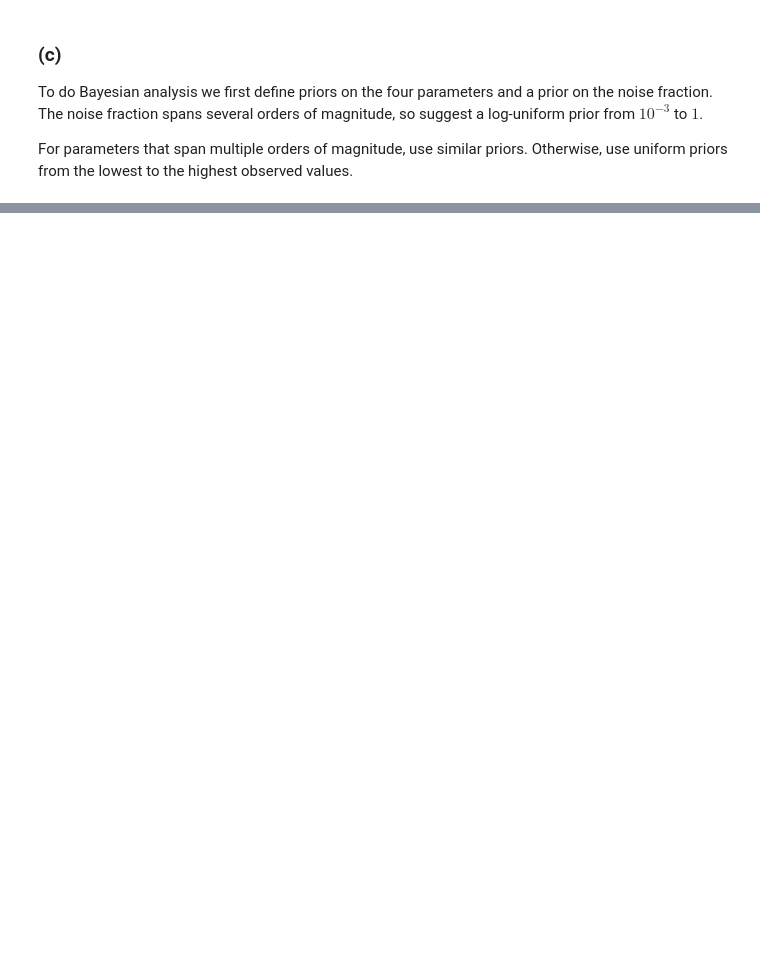
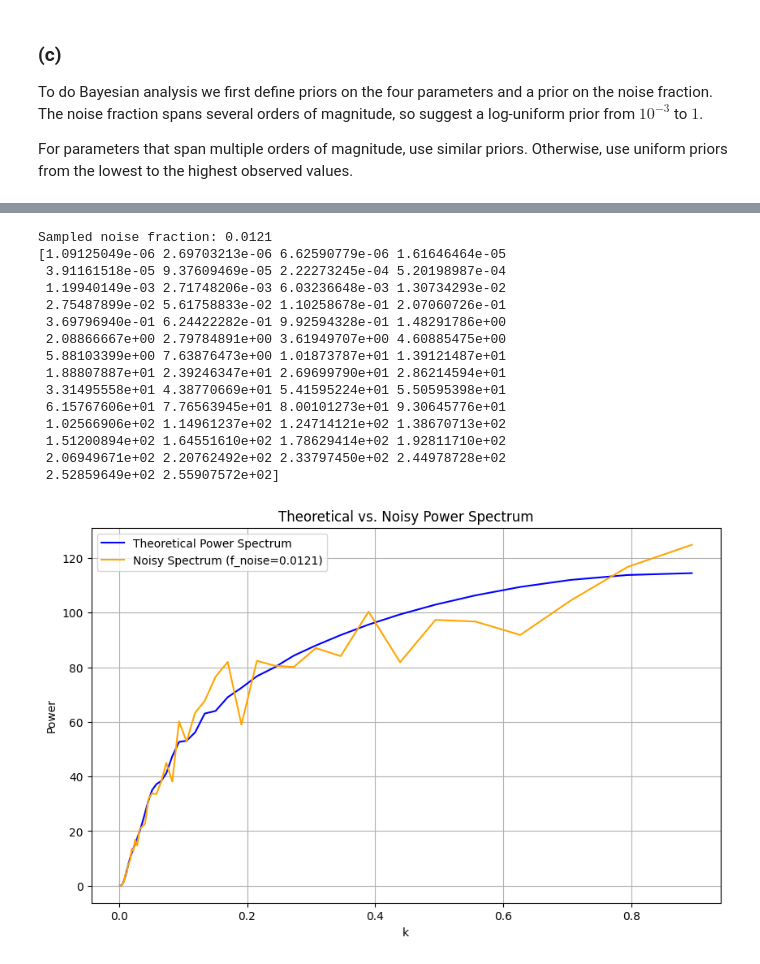
Before and after one commit to AlexBM173/apb86_A1, a Jupyter notebook: draft.ipynb, the cells around one changed output, grey strips where cells are left out. Saved outputs shown, nothing was run; the diff lists cells and outputs as text; code cells hidden in the pictures; blank space fills up the shorter version.

```diff
--- a/draft.ipynb
+++ b/draft.ipynb
@@ -453,0 +463,40 @@ WARNING:root:Too few points to create valid contours
+# %%
+P_model = np.load("data/simulations/simulations/sample_000000.npz")["power"]
+
+# Sample a noise fraction from a log-uniform distribution
+f_noise = np.exp(np.random.uniform(np.log(noise_bounds[0]), np.log(noise_bounds[1])))
+print(f"Sampled noise fraction: {f_noise:.4f}")
+
+# Compute variance given theoretical power spectrum
+variance = 2 * (1 - f_noise) ** 2 * P_model ** 2/ 100
+
+print(variance)
+
+noisy_spectrum = np.random.normal(loc=P_model, scale=np.sqrt(variance))
+
+plt.figure(figsize=(10, 6))
+plt.plot(ks[0], P_model, label="Theoretical Power Spectrum", color='blue')
+plt.plot(ks[0], noisy_spectrum, label=f"Noisy Spectrum (f_noise={f_noise:.4f})", color='orange')
+plt.xlabel("k")
+plt.ylabel("Power")
+plt.title("Theoretical vs. Noisy Power Spectrum")
+plt.legend()
+plt.grid()
+plt.show()
+# %% [output]
+Sampled noise fraction: 0.0121
+[1.09125049e-06 2.69703213e-06 6.62590779e-06 1.61646464e-05
+ 3.91161518e-05 9.37609469e-05 2.22273245e-04 5.20198987e-04
+ 1.19940149e-03 2.71748206e-03 6.03236648e-03 1.30734293e-02
+ 2.75487899e-02 5.61758833e-02 1.10258678e-01 2.07060726e-01
+ 3.69796940e-01 6.24422282e-01 9.92594328e-01 1.48291786e+00
+ 2.08866667e+00 2.79784891e+00 3.61949707e+00 4.60885475e+00
+ 5.88103399e+00 7.63876473e+00 1.01873787e+01 1.39121487e+01
+ 1.88807887e+01 2.39246347e+01 2.69699790e+01 2.86214594e+01
+ 3.31495558e+01 4.38770669e+01 5.41595224e+01 5.50595398e+01
+ 6.15767606e+01 7.76563945e+01 8.00101273e+01 9.30645776e+01
+ 1.02566906e+02 1.14961237e+02 1.24714121e+02 1.38670713e+02
+ 1.51200894e+02 1.64551610e+02 1.78629414e+02 1.92811710e+02
+ 2.06949671e+02 2.20762492e+02 2.33797450e+02 2.44978728e+02
+ 2.52859649e+02 2.55907572e+02]
+[figure, added]
```
Also changed, not shown: parts of 11 cells of this notebook, 21 other files.
